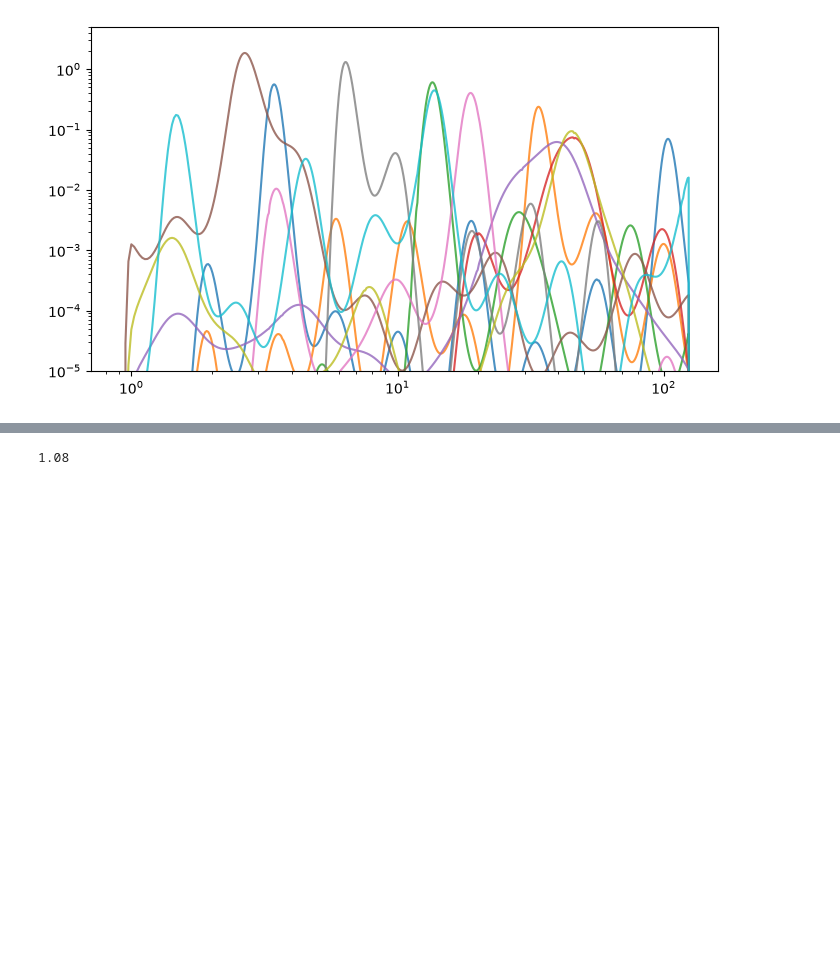
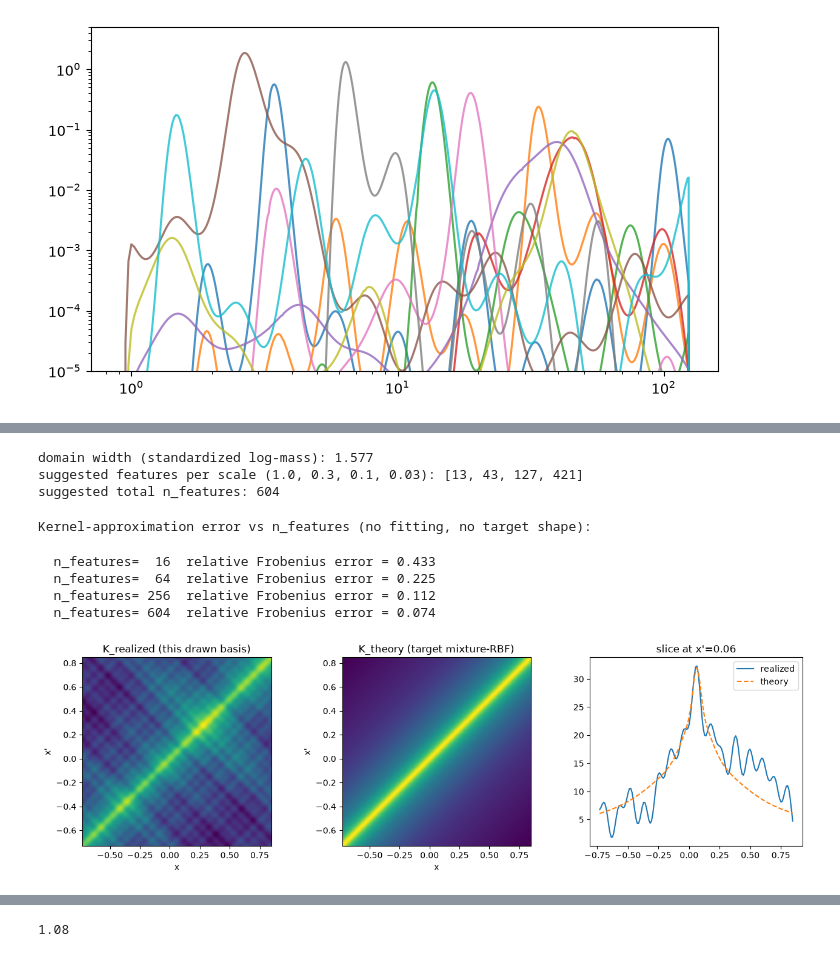
Before and after one commit to CosmoStatGW/CHIMERA, a Jupyter notebook: examples/nn.ipynb, the cells around one changed output, grey strips where cells are left out. Saved outputs shown, nothing was run; the diff lists cells and outputs as text; code cells hidden in the pictures; blank space fills up the shorter version.

```diff
--- a/examples/nn.ipynb
+++ b/examples/nn.ipynb
@@ -119,5 +119,75 @@ plt.ylim(1e-5,3)
 (1e-05, 3)
 [figure]
+# %%
+from CHIMERA.population.mass.paired.nn import suggested_n_features, kernel_approximation_error
+
+# ---------------------------------------------------------------------------
+# Fitting-free capacity checks: no target shape, no optimizer, no
+# comparison-grid step. An MSE fit to a target (as done further below) is
+# NOT a reliable way to answer "is n_features enough for these
+# feature_scales" -- its answer is confounded by the comparison grid
+# resolution, floating-point precision, and gradient-descent local minima,
+# none of which are properties of the basis itself. These two checks are.
+# ---------------------------------------------------------------------------
+
+feature_scales = (1.0, 0.3, 0.1, 0.03)
+ref_model = bpl_dip_three_peaks()
+
+# 1. Closed-form starting point: how many random features does each scale
+# need to adequately cover its own frequency band over [m_low, m_high]?
+sug = suggested_n_features(feature_scales, ref_model.m_low, ref_model.m_high)
+print(f"domain width (standardized log-mass): {sug['domain_width']:.3f}")
+print(f"suggested features per scale {feature_scales}: {sug['per_block']}")
+print(f"suggested total n_features: {sug['total']}")
+# %% [output]
+domain width (standardized log-mass): 1.577
+suggested features per scale (1.0, 0.3, 0.1, 0.03): [13, 43, 127, 421]
+suggested total n_features: 604
+# %%
+# 2. Exact check: does the FIXED, already-drawn random basis actually
+# approximate the theoretical mixture-RBF kernel it's supposed to? No
+# sampling here -- W_hidden/b_hidden are fixed once construction happens,
+# so K_realized is computed exactly from them.
+
+print("Kernel-approximation error vs n_features (no fitting, no target shape):")
+for nf in [16, 64, 256, sug["total"]]:
+  mass = random_features_density(
+      key=jax.random.PRNGKey(0), n_features=nf, feature_scales=feature_scales,
+      m_low=ref_model.m_low, m_high=ref_model.m_high,
+  )
+  res = kernel_approximation_error(mass, n_points=150)
+  print(f"  n_features={nf:4d}  relative Frobenius error = {res['relative_frobenius_error']:.3f}")
+
+# Visualize realized vs theoretical kernel for one config (n_features=64)
+mass = random_features_density(
+    key=jax.random.PRNGKey(0), n_features=64, feature_scales=feature_scales,
+    m_low=ref_model.m_low, m_high=ref_model.m_high,
+)
+res = kernel_approximation_error(mass, n_points=150)
+
+fig, axes = plt.subplots(1, 3, figsize=(13, 4))
+extent = [float(res["x"][0]), float(res["x"][-1])] * 2
+axes[0].imshow(res["K_realized"], origin="lower", extent=extent)
+axes[0].set_title("K_realized (this drawn basis)")
+axes[1].imshow(res["K_theory"], origin="lower", extent=extent)
+axes[1].set_title("K_theory (target mixture-RBF)")
+mid = len(res["x"]) // 2
+axes[2].plot(res["x"], res["K_realized"][mid], label="realized")
+axes[2].plot(res["x"], res["K_theory"][mid], "--", label="theory")
+axes[2].set_title(f"slice at x'={float(res['x'][mid]):.2f}")
+axes[2].legend()
+for ax in axes[:2]:
+  ax.set_xlabel("x")
+  ax.set_ylabel("x'")
+fig.tight_layout()
+plt.show()
+# %% [output]
+Kernel-approximation error vs n_features (no fitting, no target shape):
+  n_features=  16  relative Frobenius error = 0.433
+  n_features=  64  relative Frobenius error = 0.225
+  n_features= 256  relative Frobenius error = 0.112
+  n_features= 604  relative Frobenius error = 0.074
+[figure, added]
 # %%
 import jax
 import jax.numpy as jnp
```
Also changed, not shown: parts of 6 cells of this notebook, 1 other file.
